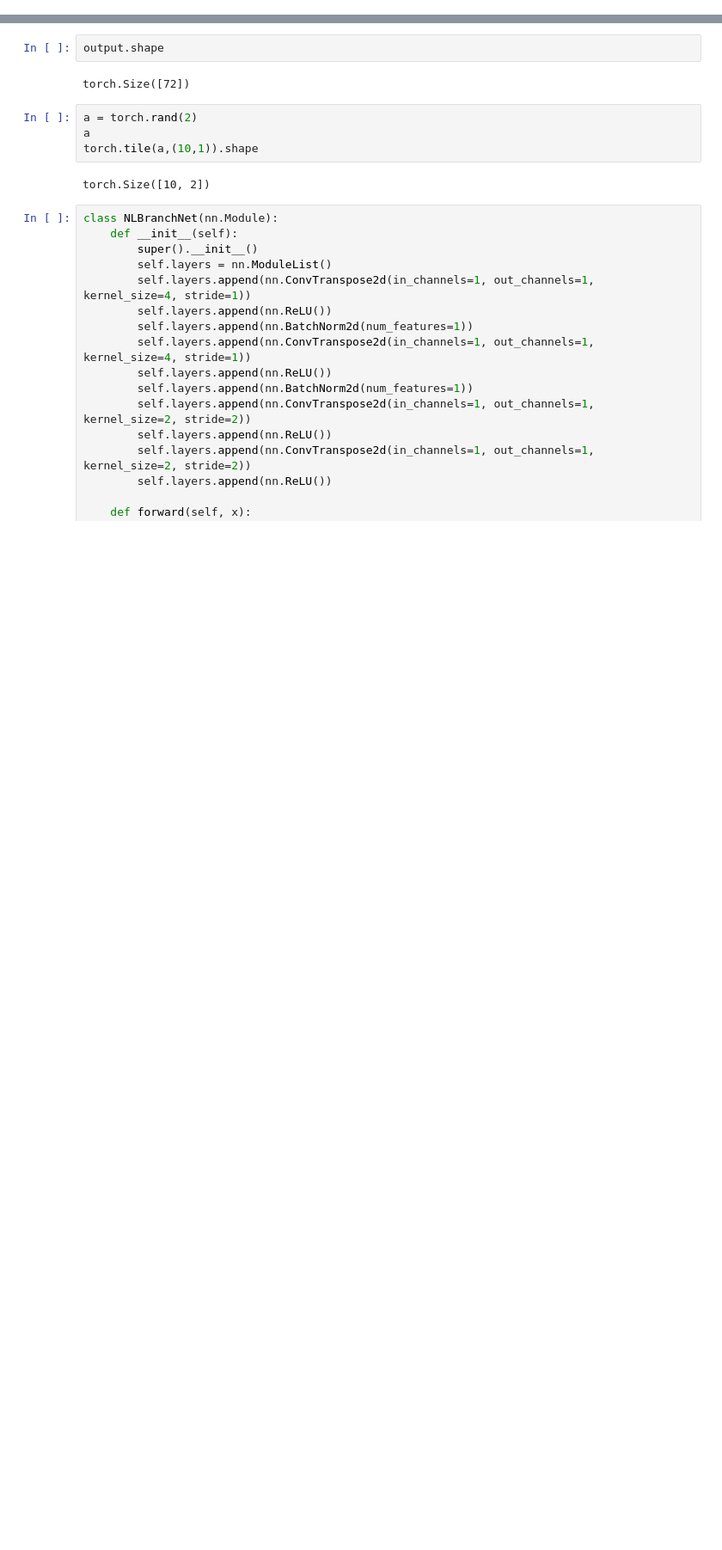
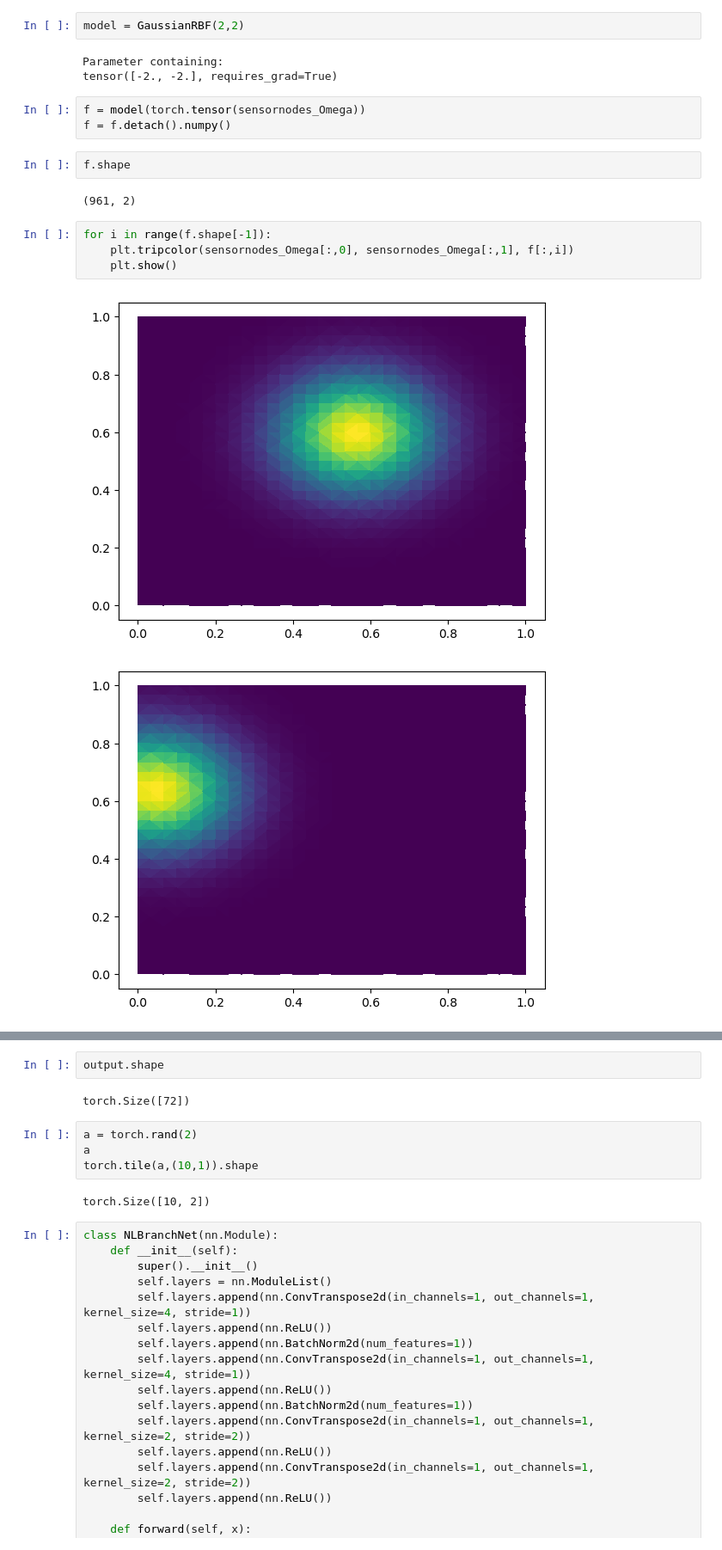
Before and after one commit to JoostHMPrins/ngo, a Jupyter notebook: developnotebooks/VarMiON.ipynb, the cells around one changed output, grey strips where cells are left out. Shown at 86% size. Drawn from its saved outputs; the diff is of its cells as text; blank space fills up the shorter version.

```diff
--- a/developnotebooks/VarMiON.ipynb
+++ b/developnotebooks/VarMiON.ipynb
@@ -21,0 +50,19 @@ model = GaussianRBF(2,72)
+# %%
+model = GaussianRBF(2,2)
+# %% [output]
+Parameter containing:
+tensor([-2., -2.], requires_grad=True)
+# %%
+f = model(torch.tensor(sensornodes_Omega))
+f = f.detach().numpy()
+# %%
+f.shape
+# %% [output]
+(961, 2)
+# %%
+for i in range(f.shape[-1]):
+    plt.tripcolor(sensornodes_Omega[:,0], sensornodes_Omega[:,1], f[:,i])
+    plt.show()
+# %% [output]
+[figure, added]
+[figure, added]
```
Also changed, not shown: parts of 11 cells of this notebook.
